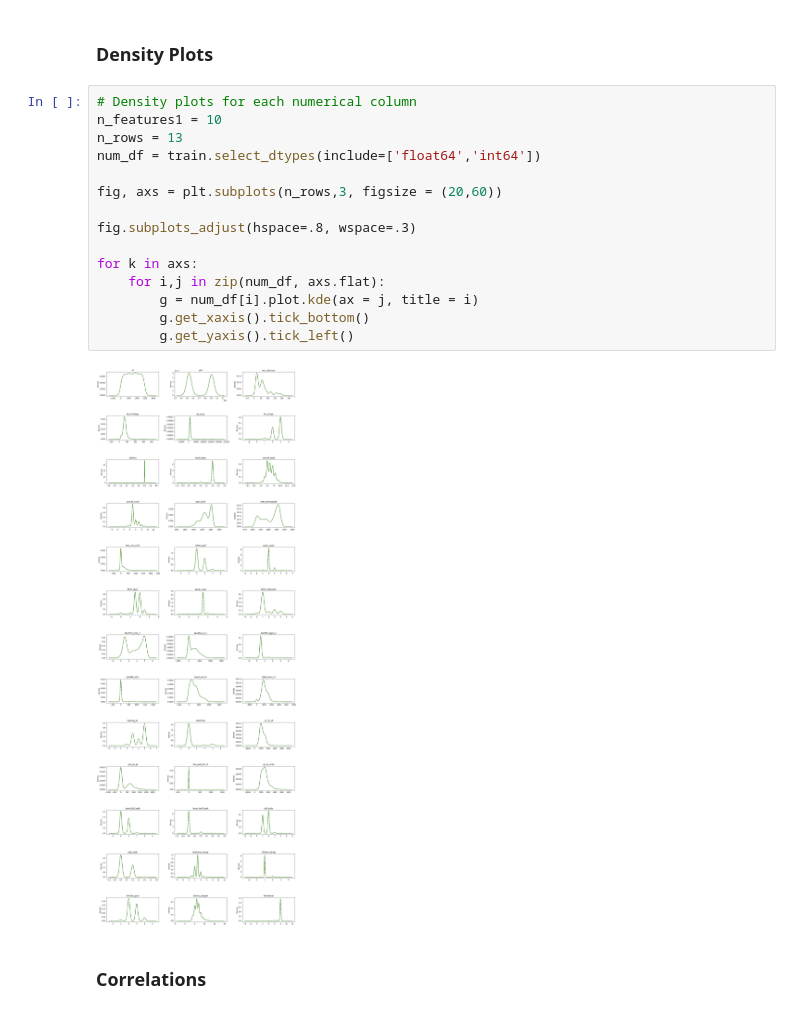
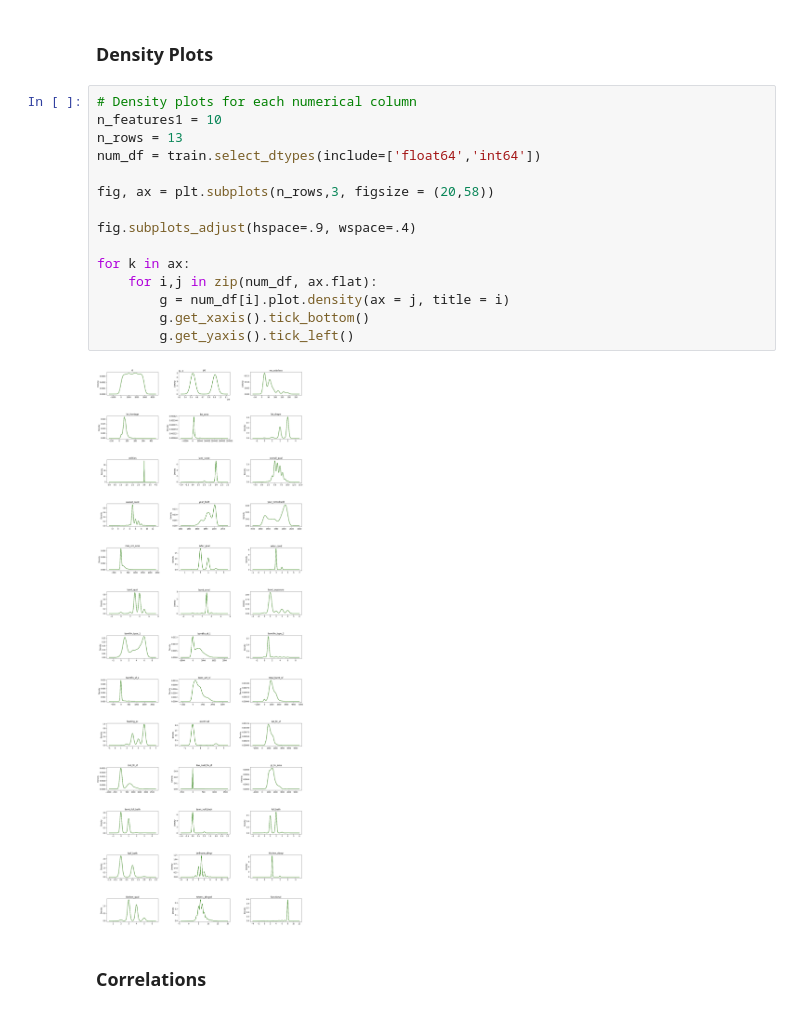
Before and after one commit to rowangayleschaefer/modeling_housing_prices, a Jupyter notebook: code/rowan_project2_cleaning.ipynb, the cells around one changed output. Drawn from its saved outputs; the diff is of its cells as text.

```diff
--- a/code/rowan_project2_cleaning.ipynb
+++ b/code/rowan_project2_cleaning.ipynb
@@ -278,20 +310,20 @@ train['total_sf'].isna().sum()
 # %%
 # Density plots for each numerical column
 n_features1 = 10
 n_rows = 13
 num_df = train.select_dtypes(include=['float64','int64'])
 
-fig, axs = plt.subplots(n_rows,3, figsize = (20,60))
+fig, ax = plt.subplots(n_rows,3, figsize = (20,58))
 
-fig.subplots_adjust(hspace=.8, wspace=.3)
+fig.subplots_adjust(hspace=.9, wspace=.4)
 
-for k in axs:
-    for i,j in zip(num_df, axs.flat):
-        g = num_df[i].plot.kde(ax = j, title = i)
+for k in ax:
+    for i,j in zip(num_df, ax.flat):
+        g = num_df[i].plot.density(ax = j, title = i)
         g.get_xaxis().tick_bottom()
         g.get_yaxis().tick_left()
 # %% [output]
-[figure, old version]
+[figure, new version]
 # %% [markdown]
 ### Correlations
 # %%
```
Also changed, not shown: parts of 6 cells of this notebook, 3 other files.
